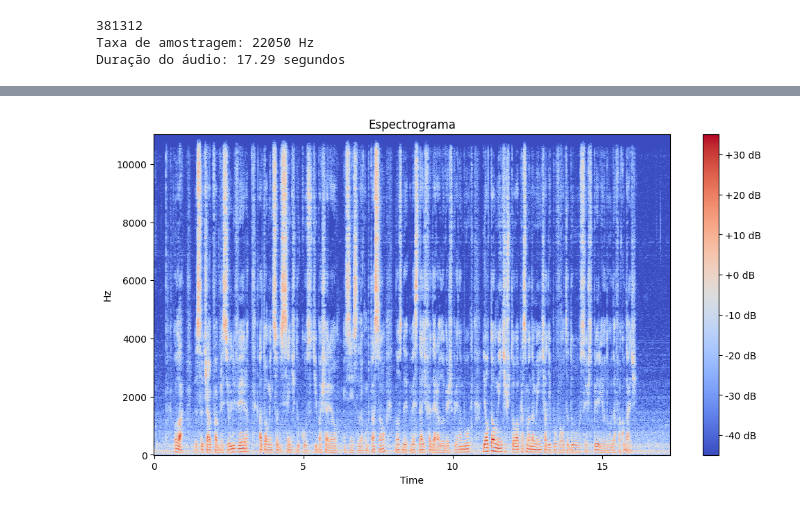
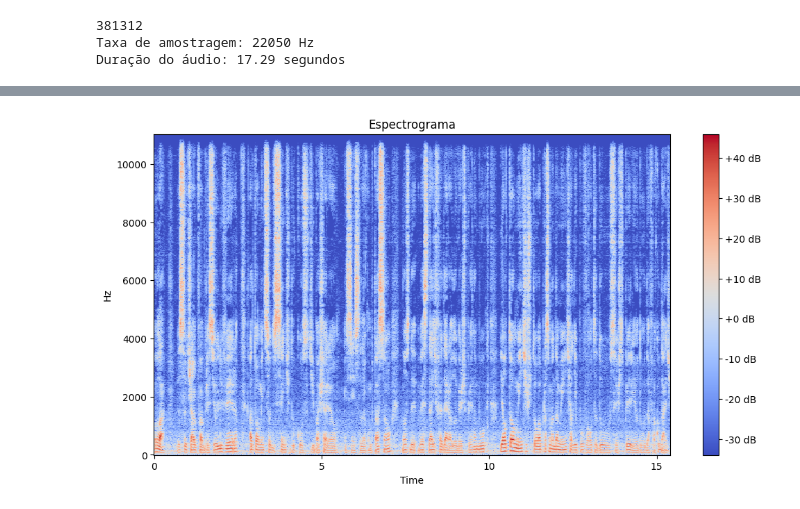
Before and after one commit to ThFabricio/desenvolvimento-e-execucao-de-software, a Jupyter notebook: atividades/execicio-01/exercicio-01.ipynb, the cells around one changed output, grey strips where cells are left out. Saved outputs shown, nothing was run; the diff lists cells and outputs as text; code cells hidden in the pictures.

```diff
--- a/atividades/execicio-01/exercicio-01.ipynb
+++ b/atividades/execicio-01/exercicio-01.ipynb
@@ -149,15 +165,15 @@ sd.wait()
 # %%
 # Calcular o espectrograma
-spectrogram = librosa.stft(audio)
+spectrogram = librosa.stft(trimmed_audio)
 
 # Converter para escala de decibéis
 spectrogram_db = librosa.amplitude_to_db(abs(spectrogram))
 
 # Plotar o espectrograma
 plt.figure(figsize=(12, 6))
 librosa.display.specshow(spectrogram_db, sr=sr, x_axis='time', y_axis='hz')
 plt.colorbar(format='%+2.0f dB')
 plt.title('Espectrograma')
 plt.show()
 # %% [output]
-[figure, old version]
+[figure, new version]
```
Also changed, not shown: parts of 14 cells of this notebook, 1 other file.
